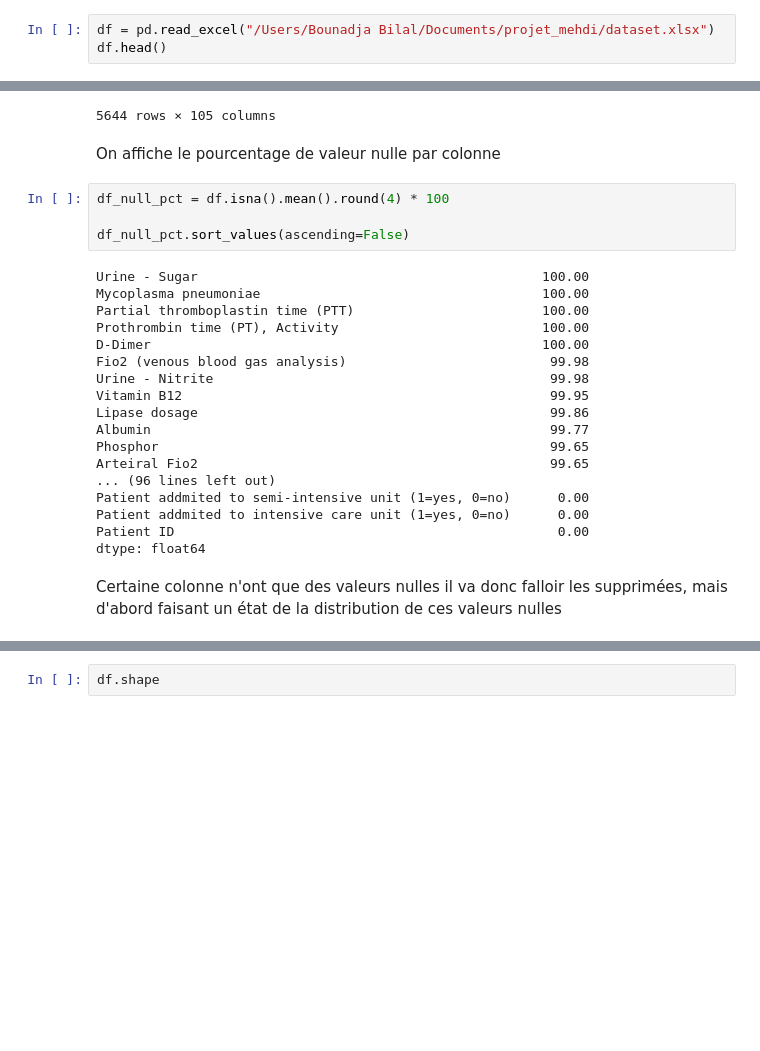
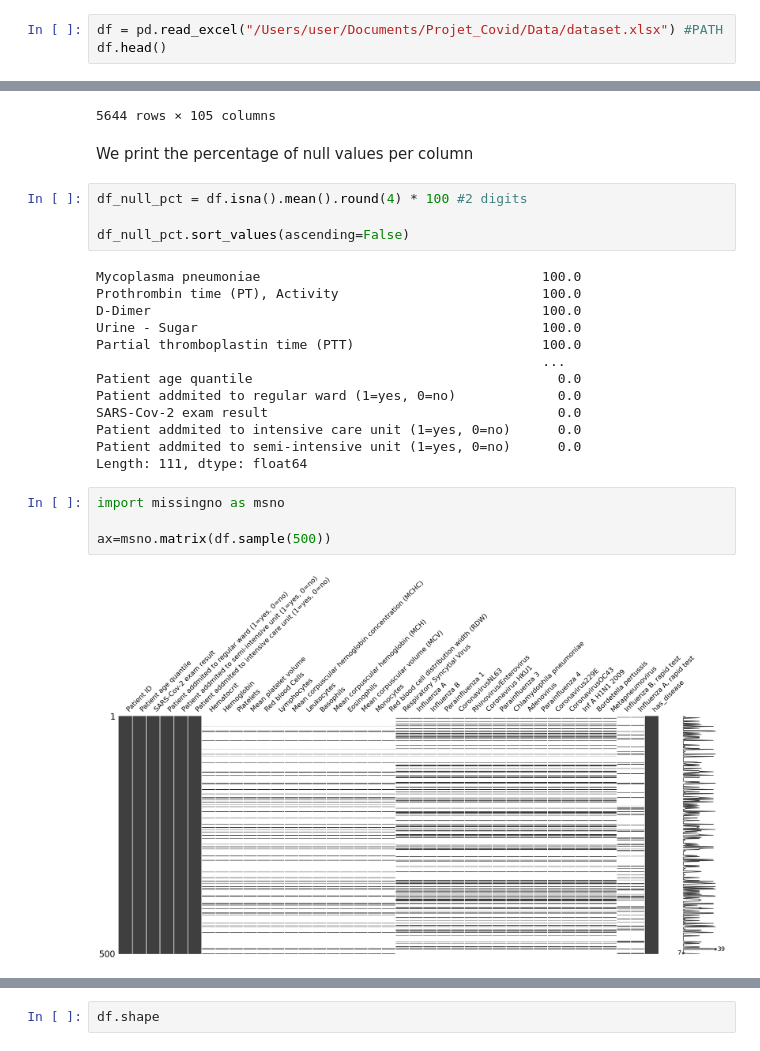
Before and after one commit to Corrosifu/covid19_diagnosis, a Jupyter notebook: Data_clearing.ipynb, the cells around one changed output, grey strips where cells are left out. Saved outputs shown, nothing was run; the diff lists cells and outputs as text; blank space fills up the shorter version.

```diff
--- a/Data_clearing.ipynb
+++ b/Data_clearing.ipynb
@@ -41,5 +41,5 @@ import warnings
 # %%
-df = pd.read_excel("/Users/Bounadja Bilal/Documents/projet_mehdi/dataset.xlsx")
+df = pd.read_excel("/Users/user/Documents/Projet_Covid/Data/dataset.xlsx") #PATH
 df.head()
 # %% [output]
 |  | Patient ID | Patient age quantile | SARS-Cov-2 exam result | Patient addmited to regular ward ... | Patient addmited to semi-intensiv... | ... |
@@ -154,29 +153,28 @@ df[df.columns[df.isna().any()]]
 | 5642 | NaN | NaN | NaN | NaN | NaN | NaN | ... |
 | 5643 | 0.694287 | 0.541564 | -0.906829 | -0.325903 | 0.578024 | -0.295726 | ... |
 5644 rows × 105 columns
-# %% [markdown]
-On affiche le pourcentage de valeur nulle par colonne
+# %% [markdown]
+We print the percentage of null values per column
 # %%
-df_null_pct = df.isna().mean().round(4) * 100
+df_null_pct = df.isna().mean().round(4) * 100 #2 digits
 
 df_null_pct.sort_values(ascending=False)
 # %% [output]
-Urine - Sugar                                            100.00
-Mycoplasma pneumoniae                                    100.00
-Partial thromboplastin time (PTT)                        100.00
-Prothrombin time (PT), Activity                          100.00
-D-Dimer                                                  100.00
-Fio2 (venous blood gas analysis)                          99.98
-Urine - Nitrite                                           99.98
-Vitamin B12                                               99.95
-Lipase dosage                                             99.86
-Albumin                                                   99.77
-Phosphor                                                  99.65
-Arteiral Fio2                                             99.65
-... (96 lines left out)
-Patient addmited to semi-intensive unit (1=yes, 0=no)      0.00
-Patient addmited to intensive care unit (1=yes, 0=no)      0.00
-Patient ID                                                 0.00
-dtype: float64
+Mycoplasma pneumoniae                                    100.0
+Prothrombin time (PT), Activity                          100.0
+D-Dimer                                                  100.0
+Urine - Sugar                                            100.0
+Partial thromboplastin time (PTT)                        100.0
+                                                         ...
+Patient age quantile                                       0.0
+Patient addmited to regular ward (1=yes, 0=no)             0.0
+SARS-Cov-2 exam result                                     0.0
+Patient addmited to intensive care unit (1=yes, 0=no)      0.0
+Patient addmited to semi-intensive unit (1=yes, 0=no)      0.0
+Length: 111, dtype: float64
-# %% [markdown]
-Certaine colonne n'ont que des valeurs nulles il va donc falloir les supprimées, mais d'abord faisant un état de la distribution de ces valeurs nulles
+# %%
+import missingno as msno
+
+ax=msno.matrix(df.sample(500))
+# %% [output]
+[figure, added]
```
Also changed, not shown: parts of 58 cells of this notebook, 1 other file.
